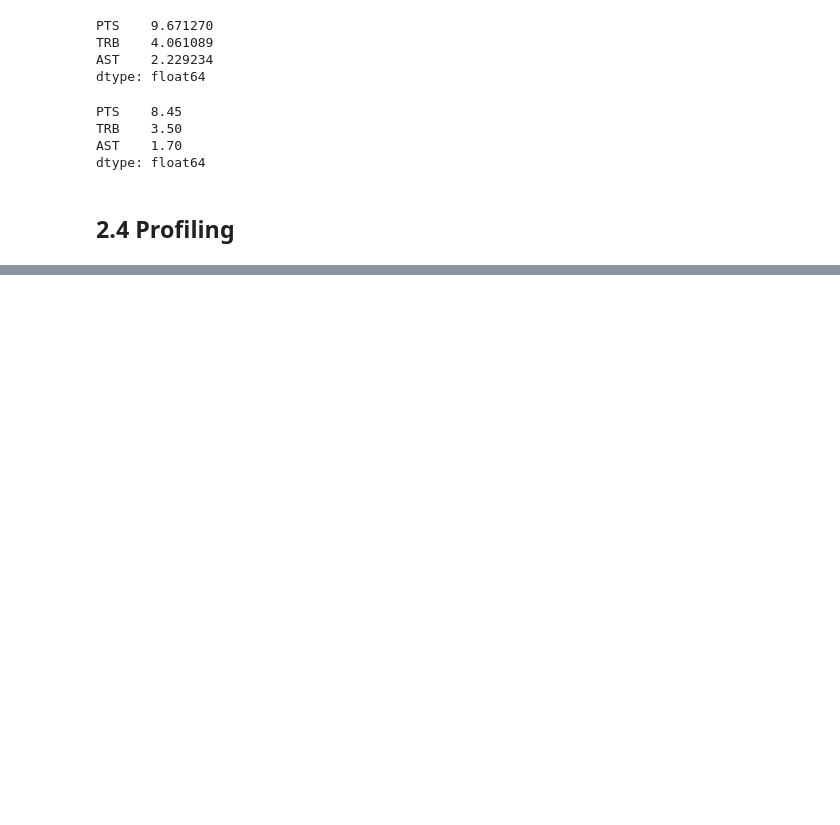
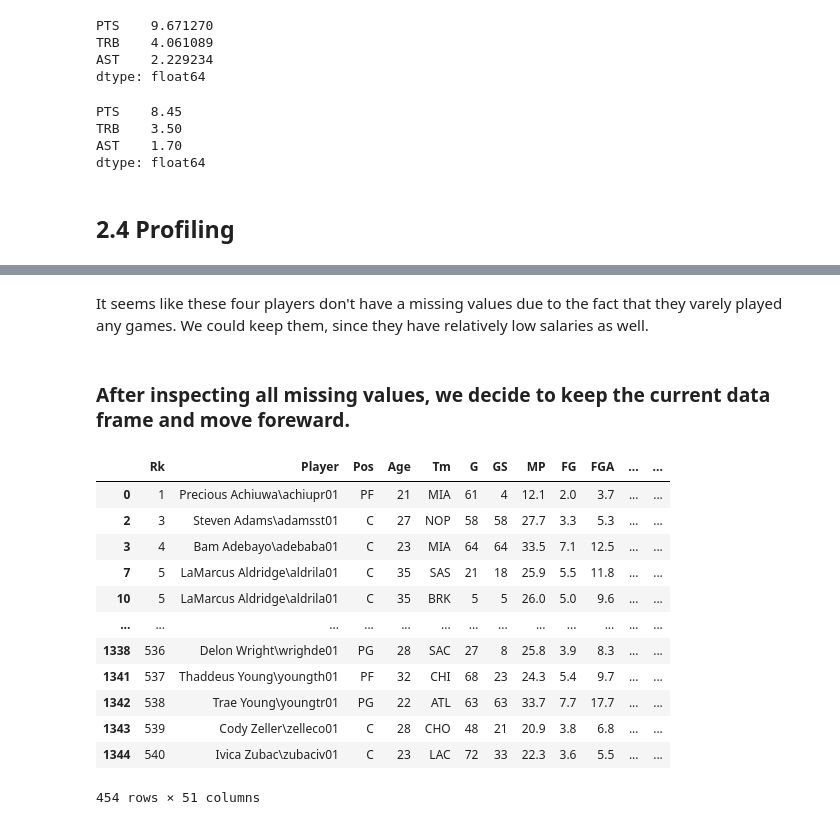
Before and after one commit to frankli073/Capstone_Project2, a Jupyter notebook: Data_Wrangling_2.ipynb, the cells around one changed output, grey strips where cells are left out. Saved outputs shown, nothing was run; the diff lists cells and outputs as text; code cells hidden in the pictures; blank space fills up the shorter version.

```diff
--- a/Data_Wrangling_2.ipynb
+++ b/Data_Wrangling_2.ipynb
@@ -309,0 +498,4 @@ profile_report
+# %%
+df = df[condition==False]
+# %%
+df = df.drop_duplicates(subset=['Player', 'Tm'])
@@ -309,0 +518,20 @@ profile_report
+# %% [markdown]
+It seems like these four players don't have a missing values due to the fact that they varely played any games. We could keep them, since they have relatively low salaries as well.
+# %% [markdown]
+### After inspecting all missing values, we decide to keep the current data frame and move foreward.
+# %%
+df_after_wrangling = df
+# %% [output]
+|  | Rk | Player | Pos | Age | Tm | G | GS | MP | FG | FGA | ... | ... |
+| 0 | 1 | Precious Achiuwa\achiupr01 | PF | 21 | MIA | 61 | 4 | 12.1 | 2.0 | 3.7 | ... | ... |
+| 2 | 3 | Steven Adams\adamsst01 | C | 27 | NOP | 58 | 58 | 27.7 | 3.3 | 5.3 | ... | ... |
+| 3 | 4 | Bam Adebayo\adebaba01 | C | 23 | MIA | 64 | 64 | 33.5 | 7.1 | 12.5 | ... | ... |
+| 7 | 5 | LaMarcus Aldridge\aldrila01 | C | 35 | SAS | 21 | 18 | 25.9 | 5.5 | 11.8 | ... | ... |
+| 10 | 5 | LaMarcus Aldridge\aldrila01 | C | 35 | BRK | 5 | 5 | 26.0 | 5.0 | 9.6 | ... | ... |
+| ... | ... | ... | ... | ... | ... | ... | ... | ... | ... | ... | ... | ... |
+| 1338 | 536 | Delon Wright\wrighde01 | PG | 28 | SAC | 27 | 8 | 25.8 | 3.9 | 8.3 | ... | ... |
+| 1341 | 537 | Thaddeus Young\youngth01 | PF | 32 | CHI | 68 | 23 | 24.3 | 5.4 | 9.7 | ... | ... |
+| 1342 | 538 | Trae Young\youngtr01 | PG | 22 | ATL | 63 | 63 | 33.7 | 7.7 | 17.7 | ... | ... |
+| 1343 | 539 | Cody Zeller\zelleco01 | C | 28 | CHO | 48 | 21 | 20.9 | 3.8 | 6.8 | ... | ... |
+| 1344 | 540 | Ivica Zubac\zubaciv01 | C | 23 | LAC | 72 | 33 | 22.3 | 3.6 | 5.5 | ... | ... |
+454 rows × 51 columns
```
Also changed, not shown: parts of 24 cells of this notebook.
